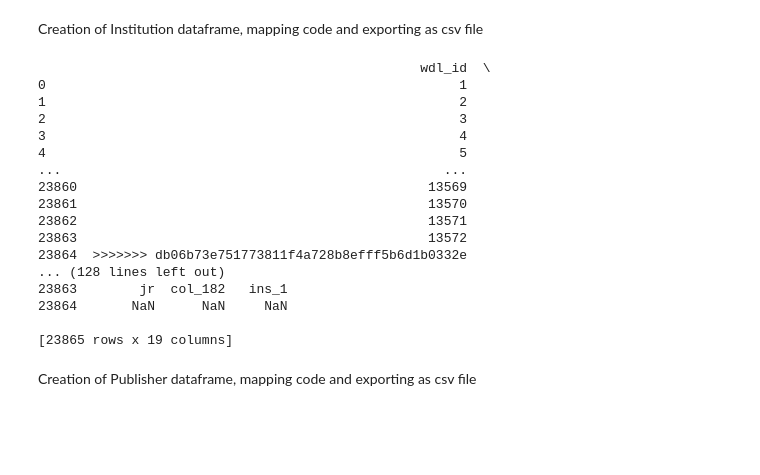
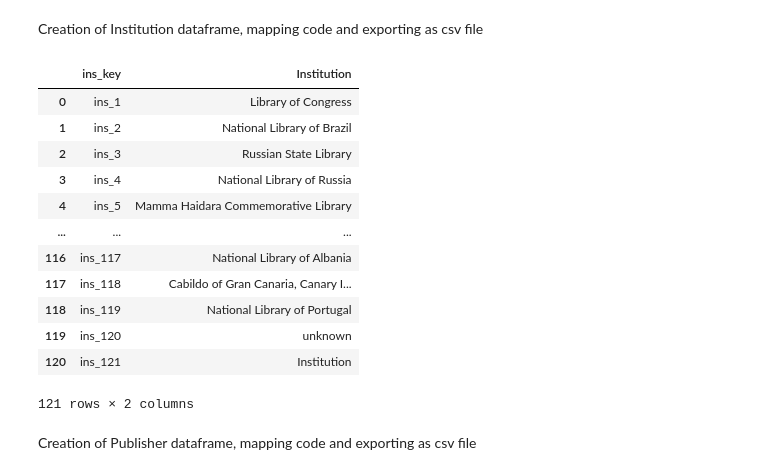
Before and after one commit to caitepley/Project-3, a Jupyter notebook: LOC_new.ipynb, the cells around one changed output. Drawn from its saved outputs; the diff is of its cells as text; code cells hidden in the pictures; blank space fills up the shorter version.

```diff
--- a/LOC_new.ipynb
+++ b/LOC_new.ipynb
@@ -166,9 +181,15 @@ unique_values = isolated_column.unique()
 prefix = 'col'
 col_mapping_df = pd.DataFrame({'collection': unique_values, 'col': [f'{prefix}_{i}' for i in range(1, len(unique_values) + 1)]})
 
+
+
+#To Reverse the order of the columns
+col_mapping_df = col_mapping_df.iloc[:, ::-1]
+
+
 # Step 4: Map the primary key to the main dataframe
 loc2_df = loc2_df.merge(col_mapping_df, on='collection', how='left')
 
 # Display the result
-loc2_df
+col_mapping_df
 # %% [output]
@@ -193,39 +214,38 @@ Creation of Institution dataframe, mapping code and exporting as csv file
 # %%
 # Step 1: Isolate the column and handle NaN values
 instit_column = loc2_df['Institution'].fillna('unknown')
 
 # Step 2: Extract unique values
 instit_values = instit_column.unique()
 
 # Step 3: Create a DataFrame for the mapping with a prefixed primary key
 prefix = 'ins'
 ins_mapping_df = pd.DataFrame({'Institution': instit_values, 'ins_key': [f'{prefix}_{i}' for i in range(1, len(instit_values) + 1)]})
 
-#lang_df_col5['item_id'] = lang_df_col5.index
+
+#To Reverse the order of the columns
+ins_mapping_df = ins_mapping_df.iloc[:, ::-1]
 
 # Step 4: Map the primary key to the main dataframe
 loc2_df = loc2_df.merge(ins_mapping_df, on='Institution', how='left')
 
+
 # Display the result
-print(loc2_df)
+ins_mapping_df
 # %% [output]
+|  | ins_key | Institution |
+| 0 | ins_1 | Library of Congress |
+| 1 | ins_2 | National Library of Brazil |
+| 2 | ins_3 | Russian State Library |
+| 3 | ins_4 | National Library of Russia |
+| 4 | ins_5 | Mamma Haidara Commemorative Library |
+| ... | ... | ... |
+| 116 | ins_117 | National Library of Albania |
+| 117 | ins_118 | Cabildo of Gran Canaria, Canary I... |
+| 118 | ins_119 | National Library of Portugal |
+| 119 | ins_120 | unknown |
+| 120 | ins_121 | Institution |
-                                                 wdl_id  \
-0                                                     1
-1                                                     2
-2                                                     3
-3                                                     4
-4                                                     5
-...                                                 ...
-23860                                             13569
-23861                                             13570
-23862                                             13571
-23863                                             13572
-23864  >>>>>>> db06b73e751773811f4a728b8efff5b6d1b0332e
-... (128 lines left out)
-23863        jr  col_182   ins_1
-23864       NaN      NaN     NaN
-
-[23865 rows x 19 columns]
+121 rows × 2 columns
 # %%
 #Exporting the institution mapping file
 
```
Also changed, not shown: parts of 10 cells of this notebook, 5 other files.
